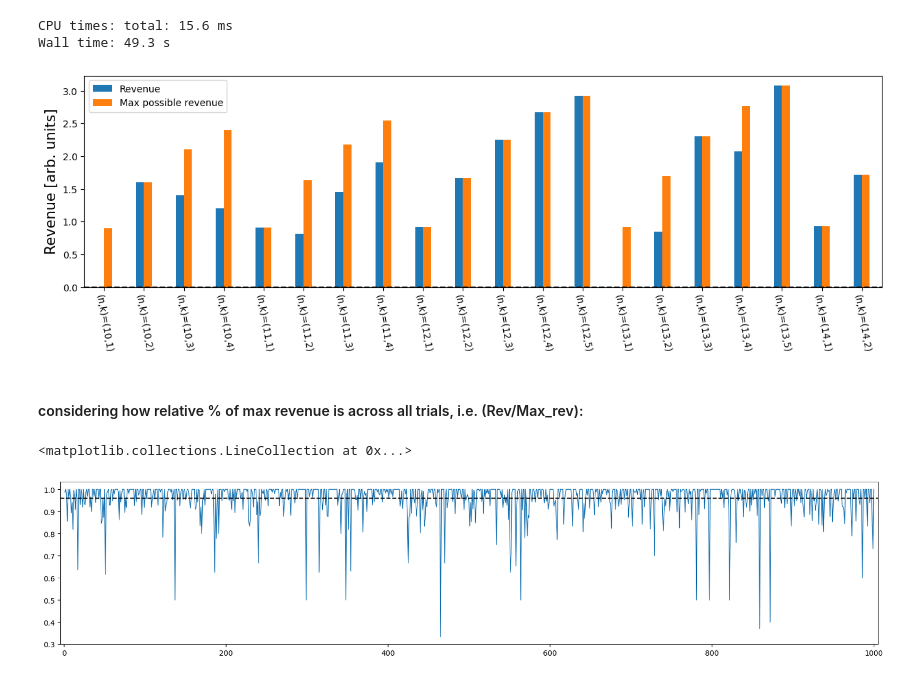
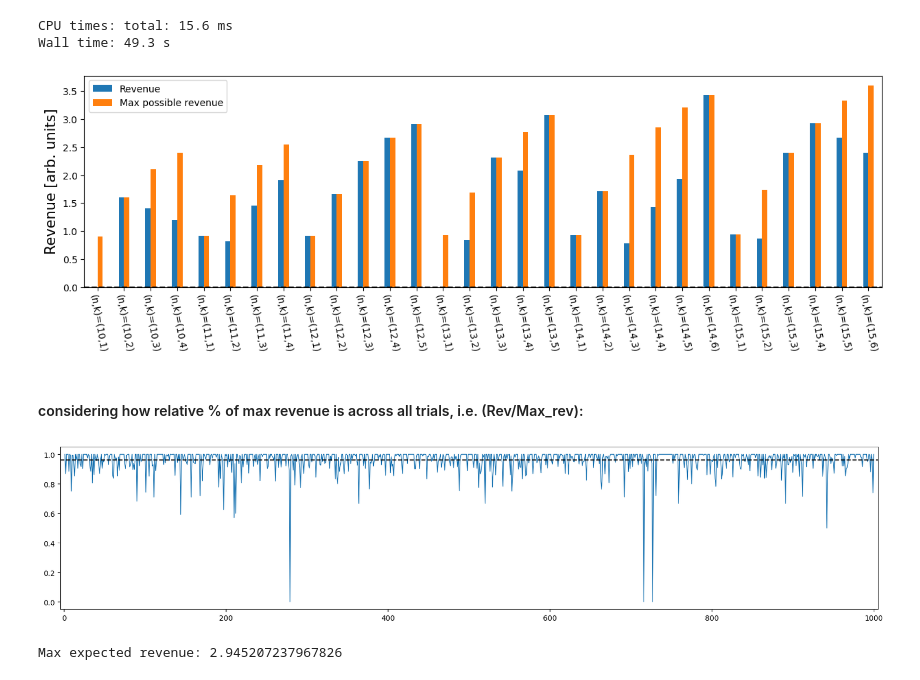
Before and after one commit to seba2390/RandomizedAlgorithms2023, a Jupyter notebook: Project 3/main.ipynb, the cells around one changed output. Saved outputs shown, nothing was run; the diff lists cells and outputs as text; code cells hidden in the pictures.

```diff
--- a/Project 3/main.ipynb
+++ b/Project 3/main.ipynb
@@ -70,27 +94,27 @@ result = Parallel(n_jobs=num_cores, backend=backend)(delayed(fixed_pricing_reven
 CPU times: total: 15.6 ms
 Wall time: 49.3 s
 # %%
-view_size = 20
+view_size = 30
 
 fig, ax = plt.subplots(1,1,figsize=(15,4))
 trials = np.array([i+1 for i in range(len(standard_revenues[:view_size]))])
 
 width = 0.2
 ax.bar(trials[:view_size] - width/2,standard_revenues[:view_size],width,label="Revenue")
 ax.bar(trials[:view_size] + width/2,max_revenue[:view_size],width,label="Max possible revenue")
 ax.hlines(0,0.5,np.max(trials[:view_size])+0.5,color='black',ls='--')
 
 ax.set_xlim(0.5,np.max(trials[:view_size])+0.5)
 ax.set_ylabel("Revenue [arb. units]",size=15)
 
 ax.set_xticks(trials[:view_size])
 x_tick_labels = ["(n,k)="f"({n_vals[i]},{k_vals[i]})" for i in range(len(trials[:view_size]))]
 ax.set_xticklabels(x_tick_labels, rotation=280)
 
 ax.legend()
 plt.show()
 # %% [output]
-[figure, old version]
+[figure, new version]
 # %% [markdown]
 #### considering how relative % of max revenue is across all trials, i.e. (Rev/Max_rev):
 # %%
@@ -102,7 +126,78 @@ fig, ax = plt.subplots(1,1, figsize=(20,4))
 ax.plot(trials,fractions, lw=1)
 buffer = 0.005*view_size
 ax.set_xlim(-buffer,np.max(trials)+buffer)
+print("Avg. fraction of max revenue: ", )
 ax.hlines(np.mean(fractions),-buffer,np.max(trials)+buffer,ls='--',color='black')
+plt.show()
 # %% [output]
-<matplotlib.collections.LineCollection at 0x...>
-[figure, old version]
+[figure, new version]
+# %%
+def expected_revenue(tickets_left, people_left, memo, optimal_prices):
+    # Base cases
+    if tickets_left == 0 or people_left == 0:
+        return 0
+
+    # Check if this state has already been calculated
+    if memo[people_left - 1][tickets_left - 1] != 0:
+        return memo[people_left - 1][tickets_left - 1]
+
+    max_revenue = 0
+    best_price = 0
+
+    # Iterate through possible prices with a granularity of 0.01
+    for p in np.arange(0, 1.01, 0.01):
+        prob_i = 1 - p
+        revenue_i = p * prob_i
+
+        # Recursively calculate expected revenue for future steps
+        future_revenue = prob_i * expected_revenue(tickets_left - 1, people_left - 1, memo, optimal_prices) + (1 - prob_i) * expected_revenue(tickets_left, people_left - 1, memo, optimal_prices)
+
+        # Calculate expected total revenue
+        total_revenue = revenue_i + future_revenue
+
+        # Update max_revenue and best_price if the current price yields a higher revenue
+        if total_revenue > max_revenue:
+            max_revenue = total_revenue
+            best_price = p
+
+    # Store the calculated result in memo and optimal_prices
+    memo[people_left - 1][tickets_left - 1] = max_revenue
+    optimal_prices[people_left - 1][tickets_left - 1] = best_price
+    return max_revenue
+
+def max_expected_revenue(k, n):
+    # Initialize memoization table and optimal_prices table
+    memo = [[0 for _ in range(k)] for _ in range(n)]
+    optimal_prices = [[0 for _ in range(k)] for _ in range(n)]
+
+    # Call the expected_revenue function
+    max_revenue = expected_revenue(k, n, memo, optimal_prices)
+    return max_revenue, np.array(memo), np.array(optimal_prices)
+
+def optimal_price_path(optimal_prices, memo, k, n):
+    price_path = []
+    tickets_left = k
+    people_left = n
+
+    while tickets_left > 0 and people_left > 0:
+        optimal_price = optimal_prices[people_left - 1][tickets_left - 1]
+        price_path.append(optimal_price)
+
+        # Check if the person buys the ticket at the optimal price
+        prob_i = 1 - optimal_price
+        expected_revenue_with_purchase = prob_i * memo[people_left - 2][tickets_left - 2] if people_left > 1 and tickets_left > 1 else 0
+        expected_revenue_without_purchase = memo[people_left - 2][tickets_left - 1] if people_left > 1 else 0
+
+        if expected_revenue_with_purchase >= expected_revenue_without_purchase:
+            tickets_left -= 1
+
+        people_left -= 1
+
+    return np.array(price_path)
+# Example usage
+k = 5
+n = 15
+max_revenue, memo, optimal_prices = max_expected_revenue(k, n)
+print("Max expected revenue:", max_revenue)
+# %% [output]
+Max expected revenue: 2.945207237967826
```
Also changed, not shown: parts of 4 cells of this notebook.
